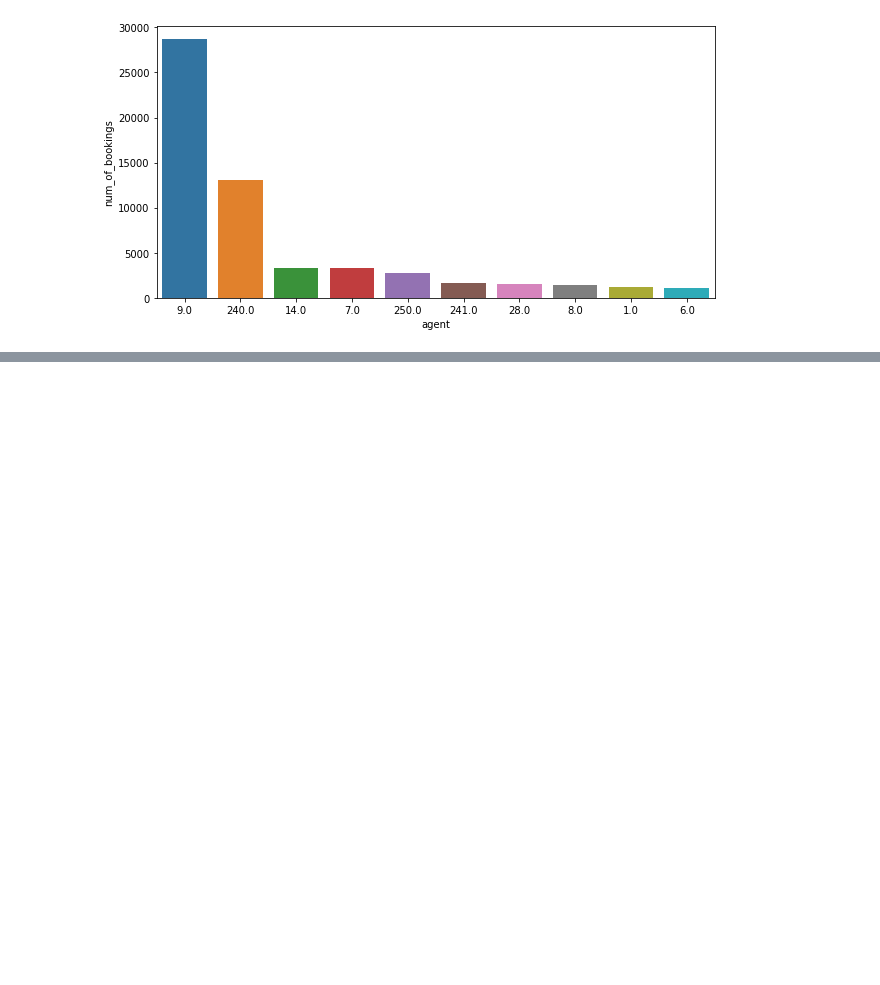
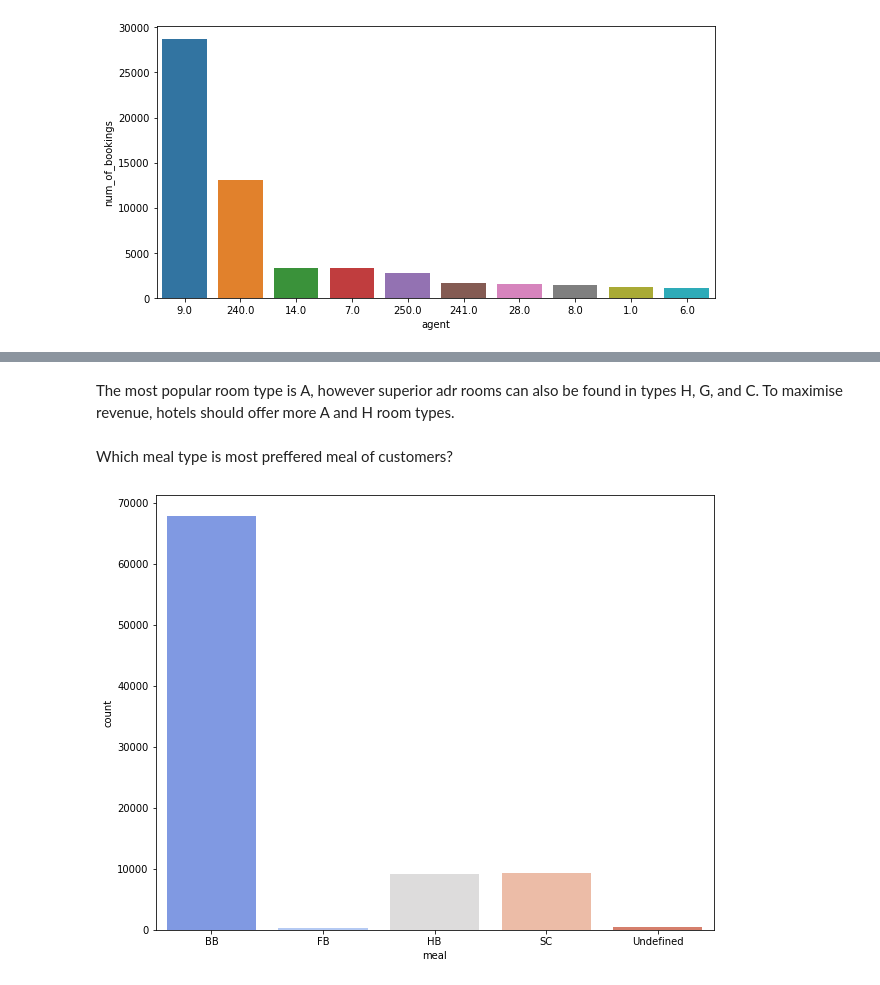
Before and after one commit to Shashankshekharpandey/Hotel-Booking-Analysis, a Jupyter notebook: Hotel_Booking_Analysis.ipynb, the cells around one changed output, grey strips where cells are left out. Drawn from its saved outputs; the diff is of its cells as text; code cells hidden in the pictures; blank space fills up the shorter version.

```diff
--- a/Hotel_Booking_Analysis.ipynb
+++ b/Hotel_Booking_Analysis.ipynb
@@ -295,0 +310,11 @@ sns.barplot(x='agent', y='num_of_bookings', data = d1,  order = d1.sort_values('
+# %% [markdown]
+The most popular room type is A, however superior adr rooms can also be found in types H, G, and C. To maximise revenue, hotels should offer more A and H room types.
+# %% [markdown]
+Which meal type is most preffered meal of customers?
+# %%
+ # Barplot for meals
+ plt.figure(figsize = (10, 8))
+ sns.countplot(x = df1['meal'], palette='coolwarm')
+ plt.show()
+# %% [output]
+[figure, added]
```
Also changed, not shown: parts of 22 cells of this notebook.
